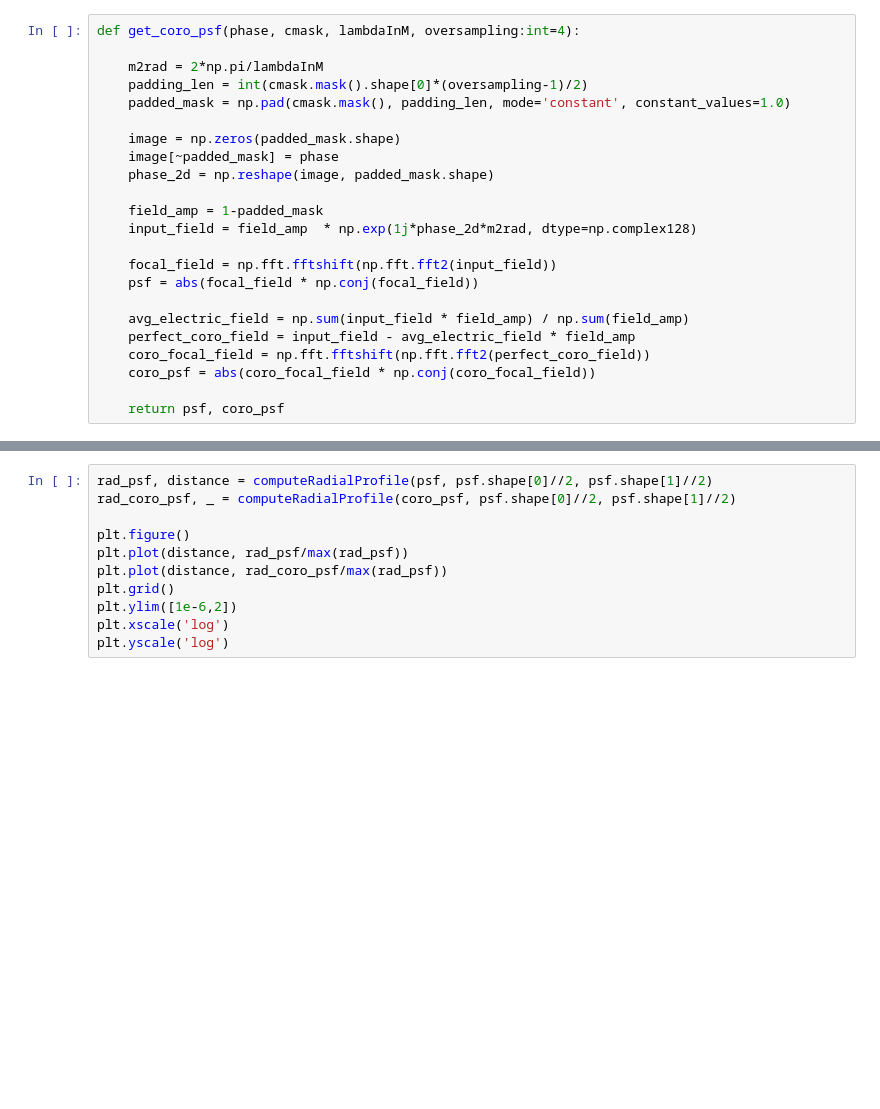
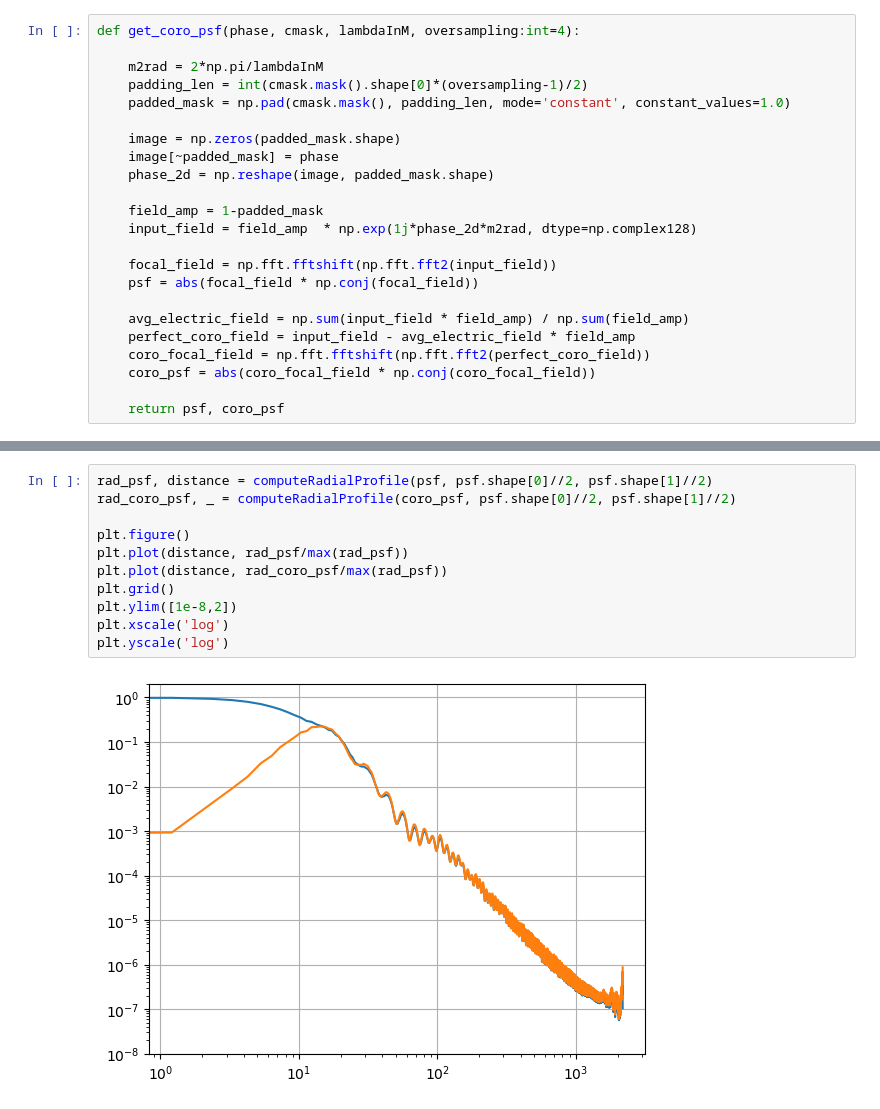
Before and after one commit to ArcetriAdaptiveOptics/arte, a Jupyter notebook: notebook/scratch_atmo_psds.ipynb, the cells around one changed output, grey strips where cells are left out. Saved outputs shown, nothing was run; the diff lists cells and outputs as text; blank space fills up the shorter version.

```diff
--- a/notebook/scratch_atmo_psds.ipynb
+++ b/notebook/scratch_atmo_psds.ipynb
@@ -185,11 +198,13 @@ showZoomCenter(coro_psf, 1/oversampling, np.max(np.log(psf)))
 # %%
 rad_psf, distance = computeRadialProfile(psf, psf.shape[0]//2, psf.shape[1]//2)
 rad_coro_psf, _ = computeRadialProfile(coro_psf, psf.shape[0]//2, psf.shape[1]//2)
 
 plt.figure()
 plt.plot(distance, rad_psf/max(rad_psf))
 plt.plot(distance, rad_coro_psf/max(rad_psf))
 plt.grid()
-plt.ylim([1e-6,2])
+plt.ylim([1e-8,2])
 plt.xscale('log')
 plt.yscale('log')
+# %% [output]
+[figure, added]
```
Also changed, not shown: parts of 5 cells of this notebook.
